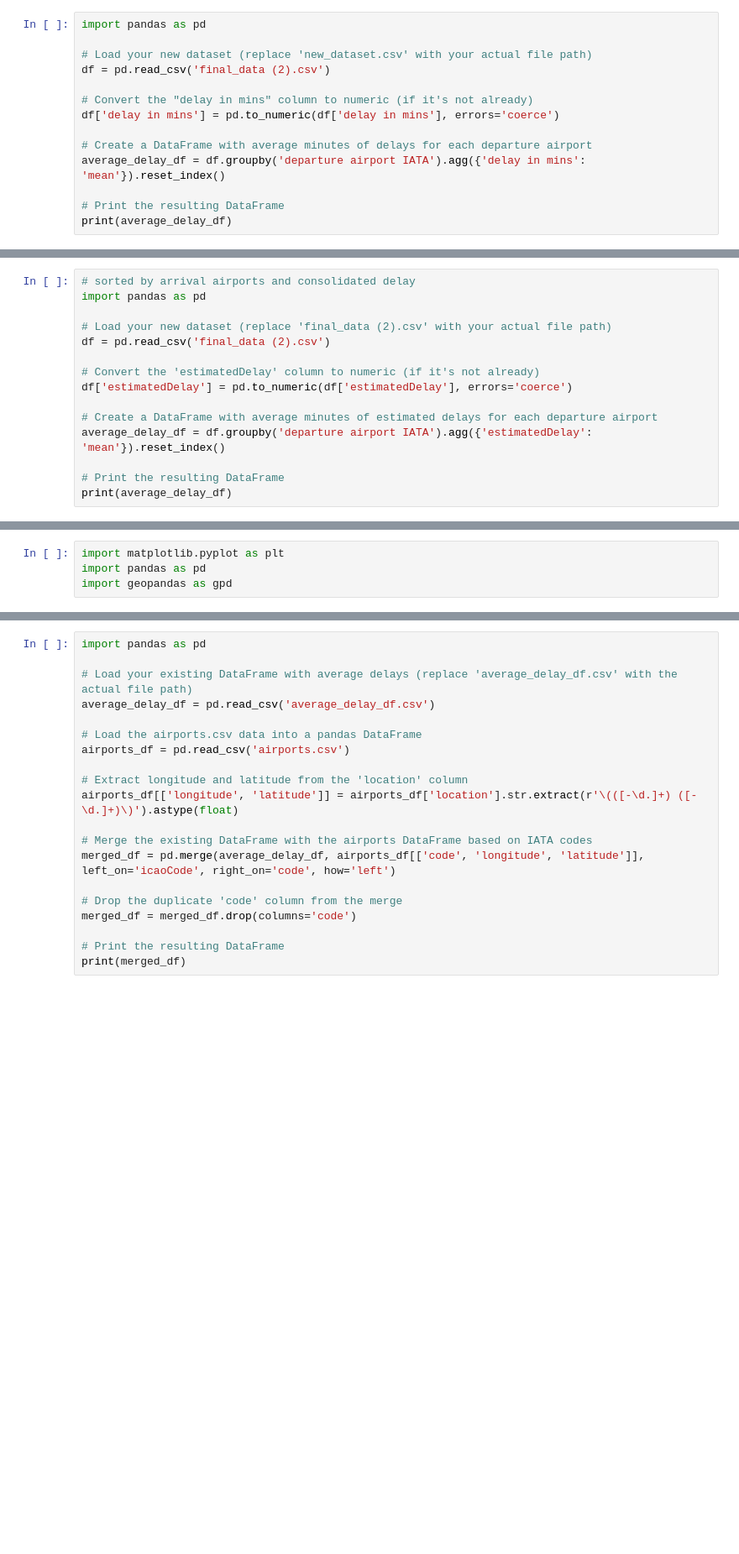
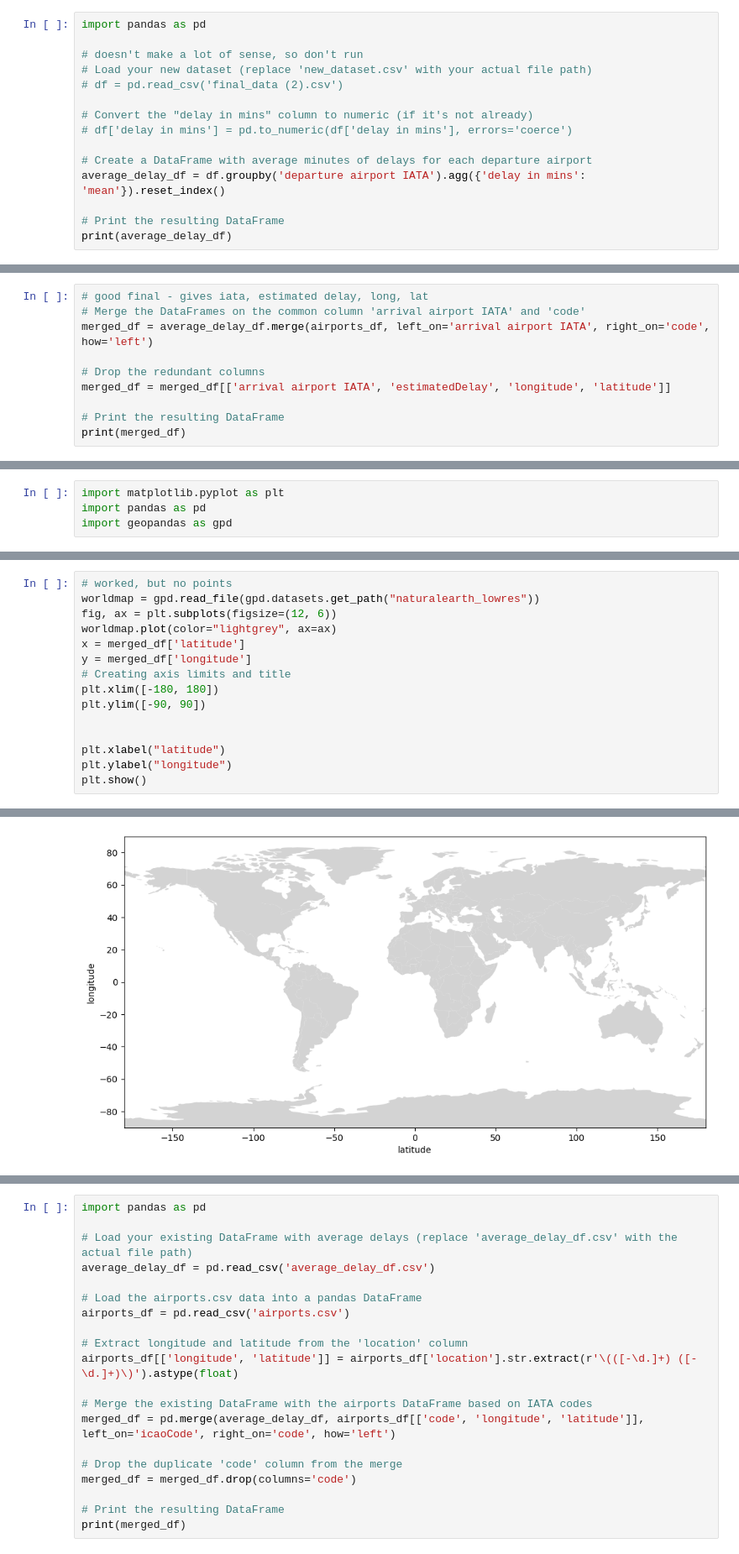
Before and after one commit to lse-ds105/ds105a-project-turkey-duck-and-fish, a Jupyter notebook: Code(src)/pplot-jan27.ipynb, the cells around one changed output, grey strips where cells are left out. Shown at 84% size. Drawn from its saved outputs; the diff is of its cells as text; blank space fills up the shorter version.

```diff
--- a/Code(src)/pplot-jan27.ipynb
+++ b/Code(src)/pplot-jan27.ipynb
@@ -315,11 +382,12 @@ print(average_delay_df)
 # %%
 import pandas as pd
 
+# doesn't make a lot of sense, so don't run
 # Load your new dataset (replace 'new_dataset.csv' with your actual file path)
-df = pd.read_csv('final_data (2).csv')
+# df = pd.read_csv('final_data (2).csv')
 
 # Convert the "delay in mins" column to numeric (if it's not already)
-df['delay in mins'] = pd.to_numeric(df['delay in mins'], errors='coerce')
+# df['delay in mins'] = pd.to_numeric(df['delay in mins'], errors='coerce')
 
 # Create a DataFrame with average minutes of delays for each departure airport
 average_delay_df = df.groupby('departure airport IATA').agg({'delay in mins': 'mean'}).reset_index()
@@ -331,15 +399,0 @@ AttributeError: Can only use .str accessor with string values!
-# %%
-# sorted by arrival airports and consolidated delay
-import pandas as pd
-
-# Load your new dataset (replace 'final_data (2).csv' with your actual file path)
-df = pd.read_csv('final_data (2).csv')
-
-# Convert the 'estimatedDelay' column to numeric (if it's not already)
-df['estimatedDelay'] = pd.to_numeric(df['estimatedDelay'], errors='coerce')
-
-# Create a DataFrame with average minutes of estimated delays for each departure airport
-average_delay_df = df.groupby('departure airport IATA').agg({'estimatedDelay': 'mean'}).reset_index()
-
-# Print the resulting DataFrame
-print(average_delay_df)
@@ -461,0 +454,10 @@ print(average_delay_df)
+# %%
+# good final - gives iata, estimated delay, long, lat
+# Merge the DataFrames on the common column 'arrival airport IATA' and 'code'
+merged_df = average_delay_df.merge(airports_df, left_on='arrival airport IATA', right_on='code', how='left')
+
+# Drop the redundant columns
+merged_df = merged_df[['arrival airport IATA', 'estimatedDelay', 'longitude', 'latitude']]
+
+# Print the resulting DataFrame
+print(merged_df)
@@ -490,0 +550,16 @@ Text(0.5, 1.0, 'World countries')
+# %%
+# worked, but no points
+worldmap = gpd.read_file(gpd.datasets.get_path("naturalearth_lowres"))
+fig, ax = plt.subplots(figsize=(12, 6))
+worldmap.plot(color="lightgrey", ax=ax)
+x = merged_df['latitude']
+y = merged_df['longitude']
+# Creating axis limits and title
+plt.xlim([-180, 180])
+plt.ylim([-90, 90])
+
+
+plt.xlabel("latitude")
+plt.ylabel("longitude")
+plt.show()
+# %% [output]
@@ -490,0 +567 @@ Text(0.5, 1.0, 'World countries')
+[figure, added]
```
Also changed, not shown: parts of 34 cells of this notebook, 3 other files.
